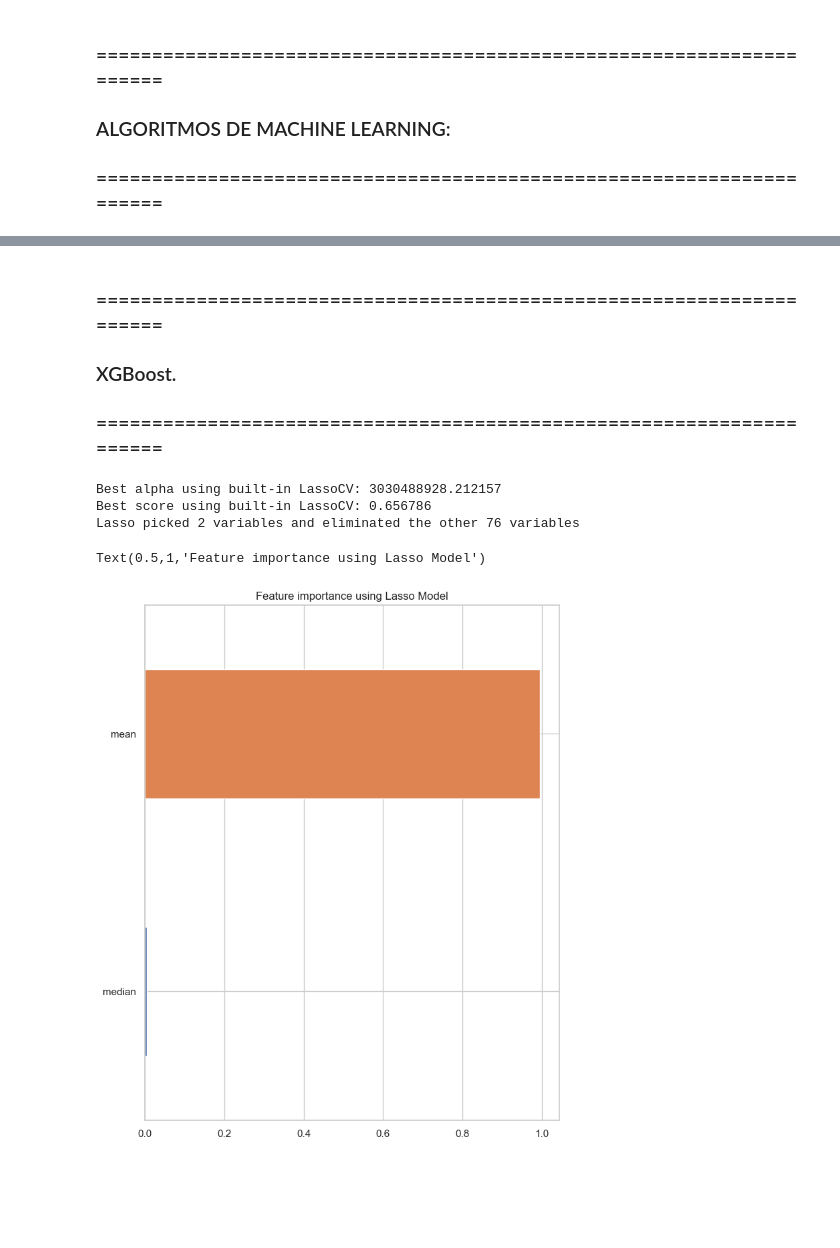
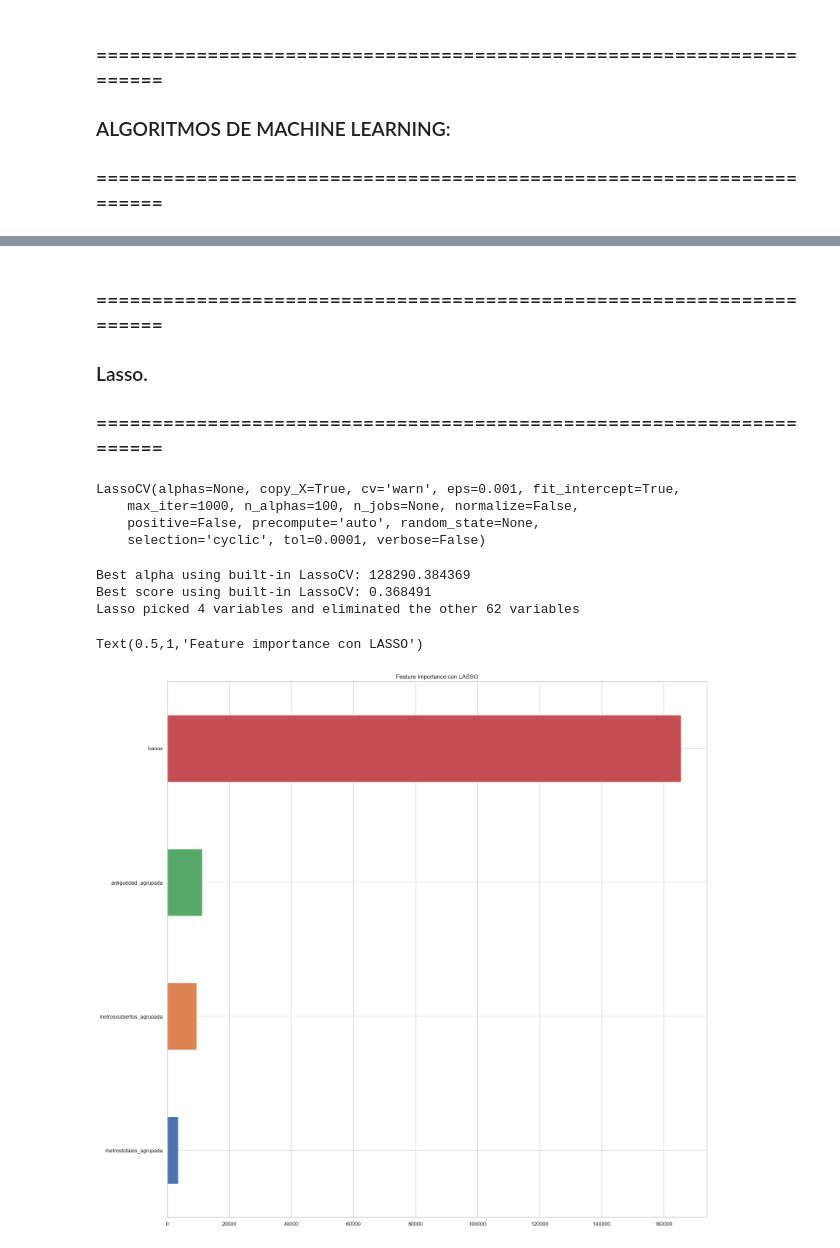
Before and after one commit to patopizzini/Organizacion_Datos_2C2019, a Jupyter notebook: TP2/TP2 Andres (LassoCV).ipynb, the cells around one changed output, grey strips where cells are left out. Drawn from its saved outputs; the diff is of its cells as text; code cells hidden in the pictures; blank space fills up the shorter version.

```diff
--- a/TP2/TP2 Andres (LassoCV).ipynb
+++ b/TP2/TP2 Andres (LassoCV).ipynb
@@ -53,5 +53,5 @@ plt.rcParams['figure.figsize'] = (15, 10)
 ### =====================================================================
 # %%
 # LECTURAS DE CSV YA PROCESADOS.
-train = pd.read_csv('DATA/train.csv') # trainProcesado_precio_v2.csv # train.csv
-test = pd.read_csv('DATA/test.csv') # testProcesado_v2.csv # test.csv
+train = pd.read_csv('DATA/train_procesado.csv') # trainProcesado_precio_v2.csv # train.csv
+test = pd.read_csv('DATA/test_procesado.csv') # testProcesado_v2.csv # test.csv
@@ -109,0 +61,18 @@ memory usage: 35.7 MB
+# %%
+train = train.drop('id', axis = 1)
+test = test.drop('id', axis = 1)
+
+train = train.drop('mean', axis = 1)
+test = test.drop('mean', axis = 1)
+
+train = train.drop('median', axis = 1)
+test = test.drop('median', axis = 1)
+
+train = train.drop('provincia', axis = 1)
+test = test.drop('provincia', axis = 1)
+
+train = train.drop('ciudad', axis = 1)
+test = test.drop('ciudad', axis = 1)
+
+train = train.drop('tipodepropiedad', axis = 1)
+test = test.drop('tipodepropiedad', axis = 1)
@@ -115,25 +124,31 @@ X = train.drop('precio', axis = 1)
 trainX, testX, trainY, testY = train_test_split(X, Y, test_size=0.2, random_state=42)
 # %% [markdown]
 ### =====================================================================
-### XGBoost.
+### Lasso.
 ### =====================================================================
+# %%
+reg = LassoCV()
+reg.fit(trainX, trainY)
+# %% [output]
+LassoCV(alphas=None, copy_X=True, cv='warn', eps=0.001, fit_intercept=True,
+    max_iter=1000, n_alphas=100, n_jobs=None, normalize=False,
+    positive=False, precompute='auto', random_state=None,
+    selection='cyclic', tol=0.0001, verbose=False)
 # %%
-reg = LassoCV()
-reg.fit(trainX, trainY)
 print("Best alpha using built-in LassoCV: %f" % reg.alpha_)
-print("Best score using built-in LassoCV: %f" %reg.score(trainX,trainY))
+print("Best score using built-in LassoCV: %f" % reg.score(trainX,trainY))
 coef = pd.Series(reg.coef_, index = trainX.columns)
 
 print("Lasso picked " + str(sum(coef != 0)) + " variables and eliminated the other " +  str(sum(coef == 0)) + " variables")
 
 imp_coef = coef[coef != 0].sort_values()
 import matplotlib
-matplotlib.rcParams['figure.figsize'] = (8.0, 10.0)
+matplotlib.rcParams['figure.figsize'] = (20, 20)
 imp_coef.plot(kind = "barh")
-plt.title("Feature importance using Lasso Model")
+plt.title("Feature importance con LASSO")
 # %% [output]
-Best alpha using built-in LassoCV: 3030488928.212157
-Best score using built-in LassoCV: 0.656786
-Lasso picked 2 variables and eliminated the other 76 variables
+Best alpha using built-in LassoCV: 128290.384369
+Best score using built-in LassoCV: 0.368491
+Lasso picked 4 variables and eliminated the other 62 variables
-Text(0.5,1,'Feature importance using Lasso Model')
+Text(0.5,1,'Feature importance con LASSO')
-[figure, old version]
+[figure, new version]
```
Also changed, not shown: parts of 12 cells of this notebook, 7 other files.
